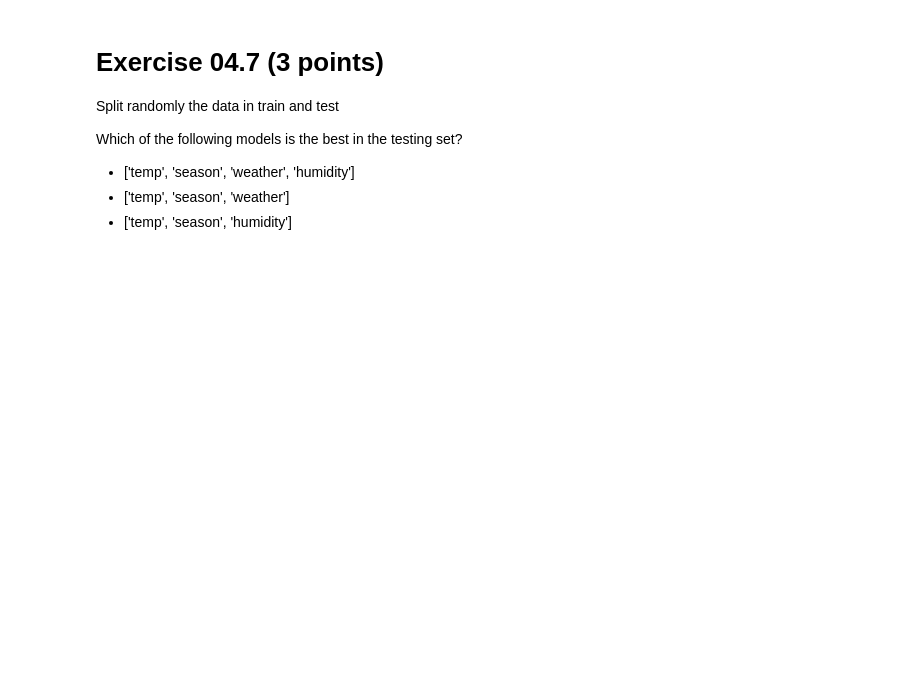
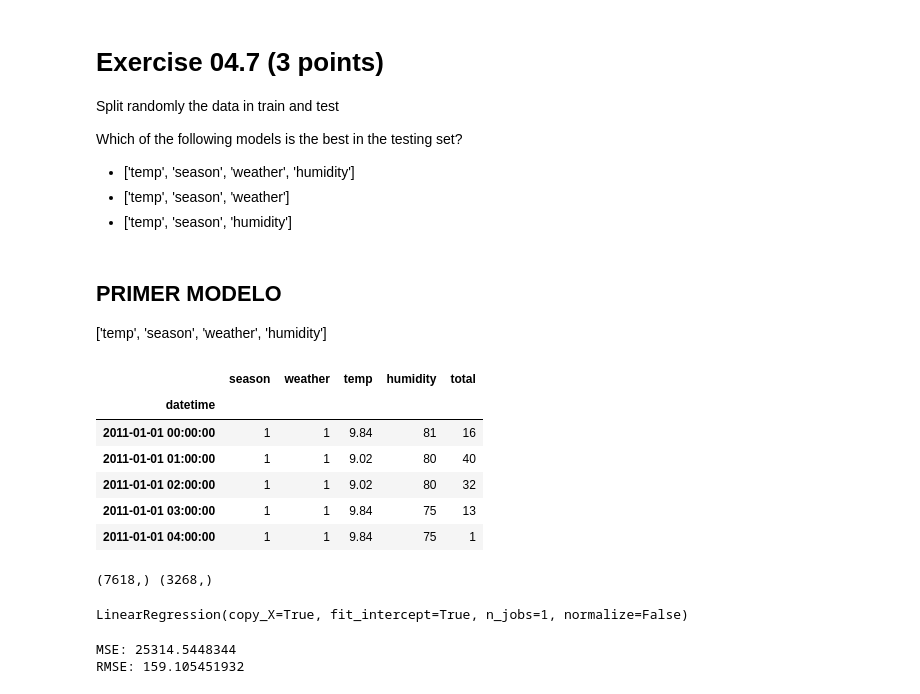
Before and after one commit to JHONRINCON/PracticalMachineLearningClass, a Jupyter notebook: exercises/04-BikesRent.ipynb, the cells around one changed output. Saved outputs shown, nothing was run; the diff lists cells and outputs as text; code cells hidden in the pictures; blank space fills up the shorter version.

Commit message:
taller modelos lineales

```diff
--- a/exercises/04-BikesRent.ipynb
+++ b/exercises/04-BikesRent.ipynb
@@ -168,0 +353,27 @@ Which of the following models is the best in the testing set?
+# %%
+url = 'https://raw.githubusercontent.com/justmarkham/DAT8/master/data/bikeshare.csv'
+bikes = pd.read_csv(url, index_col='datetime', parse_dates=True)
+
+# "count" is a method, so it's best to name that column something else
+bikes.rename(columns={'count':'total'}, inplace=True)
+# %% [markdown]
+## PRIMER MODELO
+
+
+['temp', 'season', 'weather', 'humidity']
+# %%
+del bikes['holiday']
+del bikes['workingday']
+del bikes['registered']
+del bikes['atemp']
+del bikes['windspeed']
+del bikes['casual']
+bikes.head()
+# %% [output]
+|  | season | weather | temp | humidity | total |
+| datetime |  |  |  |  |  |
+| 2011-01-01 00:00:00 | 1 | 1 | 9.84 | 81 | 16 |
+| 2011-01-01 01:00:00 | 1 | 1 | 9.02 | 80 | 40 |
+| 2011-01-01 02:00:00 | 1 | 1 | 9.02 | 80 | 32 |
+| 2011-01-01 03:00:00 | 1 | 1 | 9.84 | 75 | 13 |
+| 2011-01-01 04:00:00 | 1 | 1 | 9.84 | 75 | 1 |
@@ -168,0 +384,15 @@ Which of the following models is the best in the testing set?
+# %%
+np.random.seed (11111)
+random_sample = np.random.rand(y.shape[0])
+X_train, X_test = X[random_sample<0.7], X[random_sample>=0.7]
+Y_train, Y_test = Y[random_sample<0.7], Y[random_sample>=0.7]
+
+print(Y_train.shape, Y_test.shape)
+# %% [output]
+(7618,) (3268,)
+# %%
+from sklearn.linear_model import LinearRegression
+linreg = LinearRegression()
+linreg.fit(X_train, Y_train)
+# %% [output]
+LinearRegression(copy_X=True, fit_intercept=True, n_jobs=1, normalize=False)
@@ -168,0 +401,8 @@ Which of the following models is the best in the testing set?
+# %%
+from sklearn import metrics
+import numpy as np
+print('MSE:', metrics.mean_squared_error(Y_test, y_pred))
+print('RMSE:', np.sqrt(metrics.mean_squared_error(Y_test, y_pred)))
+# %% [output]
+MSE: 25314.5448344
+RMSE: 159.105451932
```
Also changed, not shown: parts of 75 cells of this notebook.
